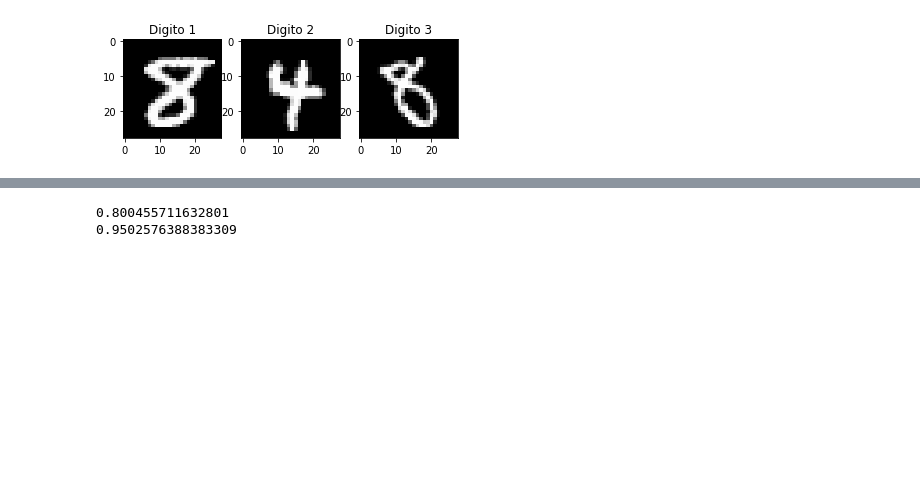
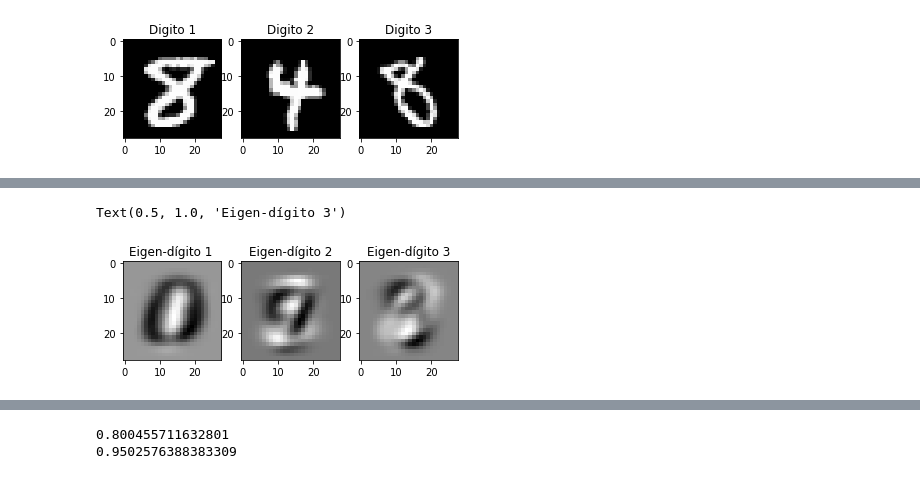
Before and after one commit to vitorml34/MO431, a Jupyter notebook: Tarefa-1.ipynb, the cells around one changed output, grey strips where cells are left out. Saved outputs shown, nothing was run; the diff lists cells and outputs as text; code cells hidden in the pictures; blank space fills up the shorter version.

```diff
--- a/Tarefa-1.ipynb
+++ b/Tarefa-1.ipynb
@@ -119,0 +133,16 @@ pp.imshow(EingV_3, cmap='gray')
+# %%
+dig0 = np.reshape(VT[0],(28,28))
+dig1 = np.reshape(VT[1],(28,28))
+dig2 = np.reshape(VT[2],(28,28))
+
+f, axarr = pp.subplots(1,3)
+
+axarr[0].imshow(dig0, cmap='gray')
+axarr[0].set_title("Eigen-dígito 1 ")
+axarr[1].imshow(dig1, cmap='gray')
+axarr[1].set_title("Eigen-dígito 2")
+axarr[2].imshow(dig2, cmap='gray')
+axarr[2].set_title("Eigen-dígito 3")
+# %% [output]
+Text(0.5, 1.0, 'Eigen-dígito 3')
+[figure, added]
```
Also changed, not shown: parts of 38 cells of this notebook.
